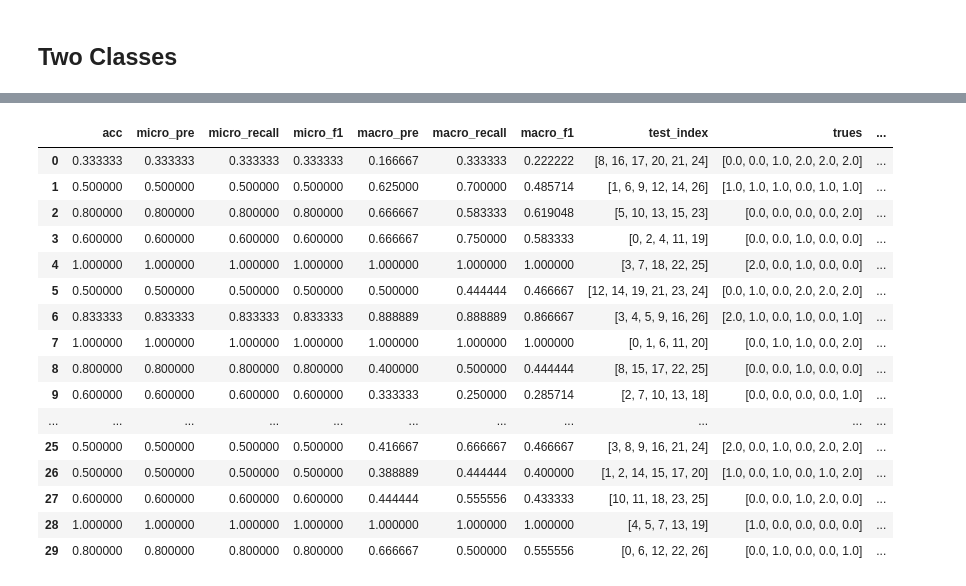
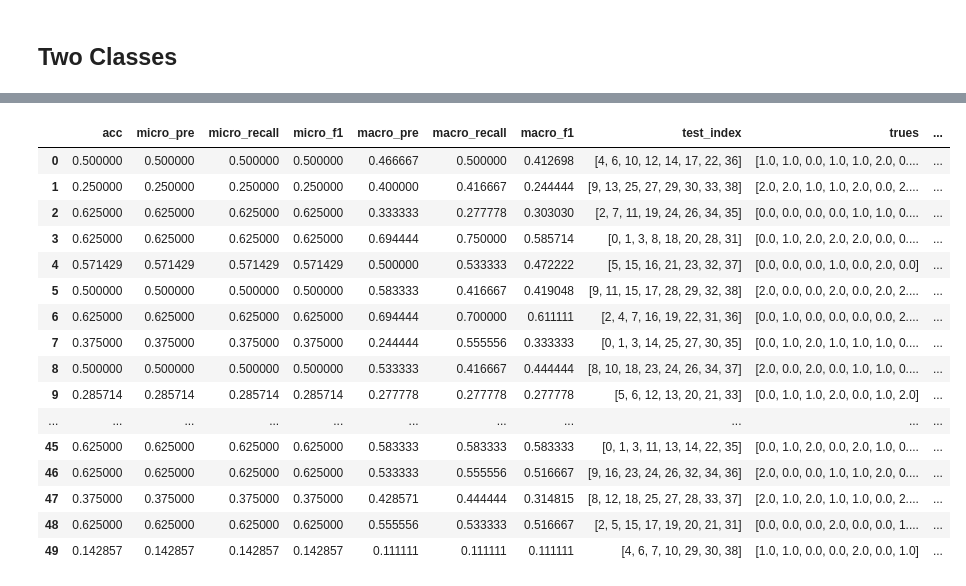
Before and after one commit to ICEJM1020/JustWatch, a Jupyter notebook: DataAna.ipynb, the cells around one changed output, grey strips where cells are left out. Saved outputs shown, nothing was run; the diff lists cells and outputs as text; code cells hidden in the pictures.

```diff
--- a/DataAna.ipynb
+++ b/DataAna.ipynb
@@ -509,0 +629,10 @@ y = features_df['label']
+# %%
+parameters = {
+    'n_estimators':[5,10,15,20,25,30],
+    'learning_rate':[0.2,0.1,0.05,0.01]
+    }
+gbt = GradientBoostingClassifier()
+clf = GridSearchCV(gbt, parameters, cv=5)
+clf.fit(X, y)
+print(clf.best_params_)
+print(clf.best_score_)
@@ -509,0 +642,10 @@ y = features_df['label']
+# %%
+parameters = {
+    "learning_rate": [0.01, 0.1, 1],
+    "n_estimators": [5,10,15,20,25,30, 40, 50]
+}
+lgb = LGBMClassifier()
+clf = GridSearchCV(gbt, parameters, cv=5)
+clf.fit(X, y)
+print(clf.best_params_)
+print(clf.best_score_)
@@ -526,10 +671,10 @@ if NUM_CLASSES==2:
     final_result['overall']['preds_porb'] = []
 
     for i, (train_index, test_index) in enumerate(rkf.split(X)):
-        final_result['overall']['test_index'].append(test_index)
+        final_result['overall']['test_index'].append(test_index.tolist())
 
         # cls = RandomForestClassifier(20, max_depth=5)
-        cls = RandomForestClassifier(n_estimators=5, max_depth=3)
+        cls = RandomForestClassifier(n_estimators=20, max_depth=3)
         # cls = AdaBoostClassifier(n_estimators=5, learning_rate=0.75)
         # cls = SVC(C=0.75, kernel='linear')
         # cls = SVC(C=0.75, kernel='rbf')
@@ -550,7 +695,7 @@ if NUM_CLASSES==2:
 
         final_result['overall']['trues'].append(y_test.to_list())
         final_result['overall']['preds'].append(pred.tolist())
-        final_result['overall']['preds_porb'].append(cls.predict_proba(x_test))
+        final_result['overall']['preds_porb'].append(cls.predict_proba(x_test).tolist())
 # %%
 if NUM_CLASSES==3:
 
@@ -568,10 +713,10 @@ if NUM_CLASSES==3:
     final_result['overall']['preds_porb'] = []
 
     for i, (train_index, test_index) in enumerate(rkf.split(X)):
-        final_result['overall']['test_index'].append(test_index)
+        final_result['overall']['test_index'].append(test_index.tolist())
 
-        cls = RandomForestClassifier(n_estimators=5, max_depth=5)
-        # cls = AdaBoostClassifier(n_estimators=5, learning_rate=0.9)
+        cls = RandomForestClassifier(n_estimators=20, max_depth=3)
+        # cls = AdaBoostClassifier(n_estimators=10, learning_rate=0.8)
         # cls = SVC(C=0.75, kernel='linear')
         # cls = SVC(C=0.75, kernel='rbf')
         x_train, y_train = features_df.iloc[train_index][fea_list], features_df.iloc[train_index]['label']
@@ -589,7 +734,7 @@ if NUM_CLASSES==3:
 
         final_result['overall']['trues'].append(y_test.to_list())
         final_result['overall']['preds'].append(pred.tolist())
-        final_result['overall']['preds_porb'].append(cls.predict_proba(x_test))
+        final_result['overall']['preds_porb'].append(cls.predict_proba(x_test).tolist())
 # %%
 for key in final_result['overall'].keys():
     if key in ['fpr', 'tpr', 'thresholds', 'test_index', 'trues', 'preds', 'preds_porb']:
@@ -606,20 +770,21 @@ macro_f1 0.5736860670194004
 # %%
-pd.DataFrame(final_result["overall"])
+stat = pd.DataFrame(final_result["overall"])
+stat
 # %% [output]
 |  | acc | micro_pre | micro_recall | micro_f1 | macro_pre | macro_recall | macro_f1 | test_index | trues | ... |
-| 0 | 0.333333 | 0.333333 | 0.333333 | 0.333333 | 0.166667 | 0.333333 | 0.222222 | [8, 16, 17, 20, 21, 24] | [0.0, 0.0, 1.0, 2.0, 2.0, 2.0] | ... |
-| 1 | 0.500000 | 0.500000 | 0.500000 | 0.500000 | 0.625000 | 0.700000 | 0.485714 | [1, 6, 9, 12, 14, 26] | [1.0, 1.0, 1.0, 0.0, 1.0, 1.0] | ... |
-| 2 | 0.800000 | 0.800000 | 0.800000 | 0.800000 | 0.666667 | 0.583333 | 0.619048 | [5, 10, 13, 15, 23] | [0.0, 0.0, 0.0, 0.0, 2.0] | ... |
-| 3 | 0.600000 | 0.600000 | 0.600000 | 0.600000 | 0.666667 | 0.750000 | 0.583333 | [0, 2, 4, 11, 19] | [0.0, 0.0, 1.0, 0.0, 0.0] | ... |
-| 4 | 1.000000 | 1.000000 | 1.000000 | 1.000000 | 1.000000 | 1.000000 | 1.000000 | [3, 7, 18, 22, 25] | [2.0, 0.0, 1.0, 0.0, 0.0] | ... |
-| 5 | 0.500000 | 0.500000 | 0.500000 | 0.500000 | 0.500000 | 0.444444 | 0.466667 | [12, 14, 19, 21, 23, 24] | [0.0, 1.0, 0.0, 2.0, 2.0, 2.0] | ... |
-| 6 | 0.833333 | 0.833333 | 0.833333 | 0.833333 | 0.888889 | 0.888889 | 0.866667 | [3, 4, 5, 9, 16, 26] | [2.0, 1.0, 0.0, 1.0, 0.0, 1.0] | ... |
-| 7 | 1.000000 | 1.000000 | 1.000000 | 1.000000 | 1.000000 | 1.000000 | 1.000000 | [0, 1, 6, 11, 20] | [0.0, 1.0, 1.0, 0.0, 2.0] | ... |
-| 8 | 0.800000 | 0.800000 | 0.800000 | 0.800000 | 0.400000 | 0.500000 | 0.444444 | [8, 15, 17, 22, 25] | [0.0, 0.0, 1.0, 0.0, 0.0] | ... |
-| 9 | 0.600000 | 0.600000 | 0.600000 | 0.600000 | 0.333333 | 0.250000 | 0.285714 | [2, 7, 10, 13, 18] | [0.0, 0.0, 0.0, 0.0, 1.0] | ... |
+| 0 | 0.500000 | 0.500000 | 0.500000 | 0.500000 | 0.466667 | 0.500000 | 0.412698 | [4, 6, 10, 12, 14, 17, 22, 36] | [1.0, 1.0, 0.0, 1.0, 1.0, 2.0, 0.... | ... |
+| 1 | 0.250000 | 0.250000 | 0.250000 | 0.250000 | 0.400000 | 0.416667 | 0.244444 | [9, 13, 25, 27, 29, 30, 33, 38] | [2.0, 2.0, 1.0, 1.0, 2.0, 0.0, 2.... | ... |
+| 2 | 0.625000 | 0.625000 | 0.625000 | 0.625000 | 0.333333 | 0.277778 | 0.303030 | [2, 7, 11, 19, 24, 26, 34, 35] | [0.0, 0.0, 0.0, 0.0, 1.0, 1.0, 0.... | ... |
+| 3 | 0.625000 | 0.625000 | 0.625000 | 0.625000 | 0.694444 | 0.750000 | 0.585714 | [0, 1, 3, 8, 18, 20, 28, 31] | [0.0, 1.0, 2.0, 2.0, 2.0, 0.0, 0.... | ... |
+| 4 | 0.571429 | 0.571429 | 0.571429 | 0.571429 | 0.500000 | 0.533333 | 0.472222 | [5, 15, 16, 21, 23, 32, 37] | [0.0, 0.0, 0.0, 1.0, 0.0, 2.0, 0.0] | ... |
+| 5 | 0.500000 | 0.500000 | 0.500000 | 0.500000 | 0.583333 | 0.416667 | 0.419048 | [9, 11, 15, 17, 28, 29, 32, 38] | [2.0, 0.0, 0.0, 2.0, 0.0, 2.0, 2.... | ... |
+| 6 | 0.625000 | 0.625000 | 0.625000 | 0.625000 | 0.694444 | 0.700000 | 0.611111 | [2, 4, 7, 16, 19, 22, 31, 36] | [0.0, 1.0, 0.0, 0.0, 0.0, 0.0, 2.... | ... |
+| 7 | 0.375000 | 0.375000 | 0.375000 | 0.375000 | 0.244444 | 0.555556 | 0.333333 | [0, 1, 3, 14, 25, 27, 30, 35] | [0.0, 1.0, 2.0, 1.0, 1.0, 1.0, 0.... | ... |
+| 8 | 0.500000 | 0.500000 | 0.500000 | 0.500000 | 0.533333 | 0.416667 | 0.444444 | [8, 10, 18, 23, 24, 26, 34, 37] | [2.0, 0.0, 2.0, 0.0, 1.0, 1.0, 0.... | ... |
+| 9 | 0.285714 | 0.285714 | 0.285714 | 0.285714 | 0.277778 | 0.277778 | 0.277778 | [5, 6, 12, 13, 20, 21, 33] | [0.0, 1.0, 1.0, 2.0, 0.0, 1.0, 2.0] | ... |
 | ... | ... | ... | ... | ... | ... | ... | ... | ... | ... | ... |
-| 25 | 0.500000 | 0.500000 | 0.500000 | 0.500000 | 0.416667 | 0.666667 | 0.466667 | [3, 8, 9, 16, 21, 24] | [2.0, 0.0, 1.0, 0.0, 2.0, 2.0] | ... |
-| 26 | 0.500000 | 0.500000 | 0.500000 | 0.500000 | 0.388889 | 0.444444 | 0.400000 | [1, 2, 14, 15, 17, 20] | [1.0, 0.0, 1.0, 0.0, 1.0, 2.0] | ... |
-| 27 | 0.600000 | 0.600000 | 0.600000 | 0.600000 | 0.444444 | 0.555556 | 0.433333 | [10, 11, 18, 23, 25] | [0.0, 0.0, 1.0, 2.0, 0.0] | ... |
-| 28 | 1.000000 | 1.000000 | 1.000000 | 1.000000 | 1.000000 | 1.000000 | 1.000000 | [4, 5, 7, 13, 19] | [1.0, 0.0, 0.0, 0.0, 0.0] | ... |
-| 29 | 0.800000 | 0.800000 | 0.800000 | 0.800000 | 0.666667 | 0.500000 | 0.555556 | [0, 6, 12, 22, 26] | [0.0, 1.0, 0.0, 0.0, 1.0] | ... |
+| 45 | 0.625000 | 0.625000 | 0.625000 | 0.625000 | 0.583333 | 0.583333 | 0.583333 | [0, 1, 3, 11, 13, 14, 22, 35] | [0.0, 1.0, 2.0, 0.0, 2.0, 1.0, 0.... | ... |
+| 46 | 0.625000 | 0.625000 | 0.625000 | 0.625000 | 0.533333 | 0.555556 | 0.516667 | [9, 16, 23, 24, 26, 32, 34, 36] | [2.0, 0.0, 0.0, 1.0, 1.0, 2.0, 0.... | ... |
+| 47 | 0.375000 | 0.375000 | 0.375000 | 0.375000 | 0.428571 | 0.444444 | 0.314815 | [8, 12, 18, 25, 27, 28, 33, 37] | [2.0, 1.0, 2.0, 1.0, 1.0, 0.0, 2.... | ... |
+| 48 | 0.625000 | 0.625000 | 0.625000 | 0.625000 | 0.555556 | 0.533333 | 0.516667 | [2, 5, 15, 17, 19, 20, 21, 31] | [0.0, 0.0, 0.0, 2.0, 0.0, 0.0, 1.... | ... |
+| 49 | 0.142857 | 0.142857 | 0.142857 | 0.142857 | 0.111111 | 0.111111 | 0.111111 | [4, 6, 7, 10, 29, 30, 38] | [1.0, 1.0, 0.0, 0.0, 2.0, 0.0, 1.0] | ... |
```
Also changed, not shown: parts of 73 cells of this notebook, 12 other files.
